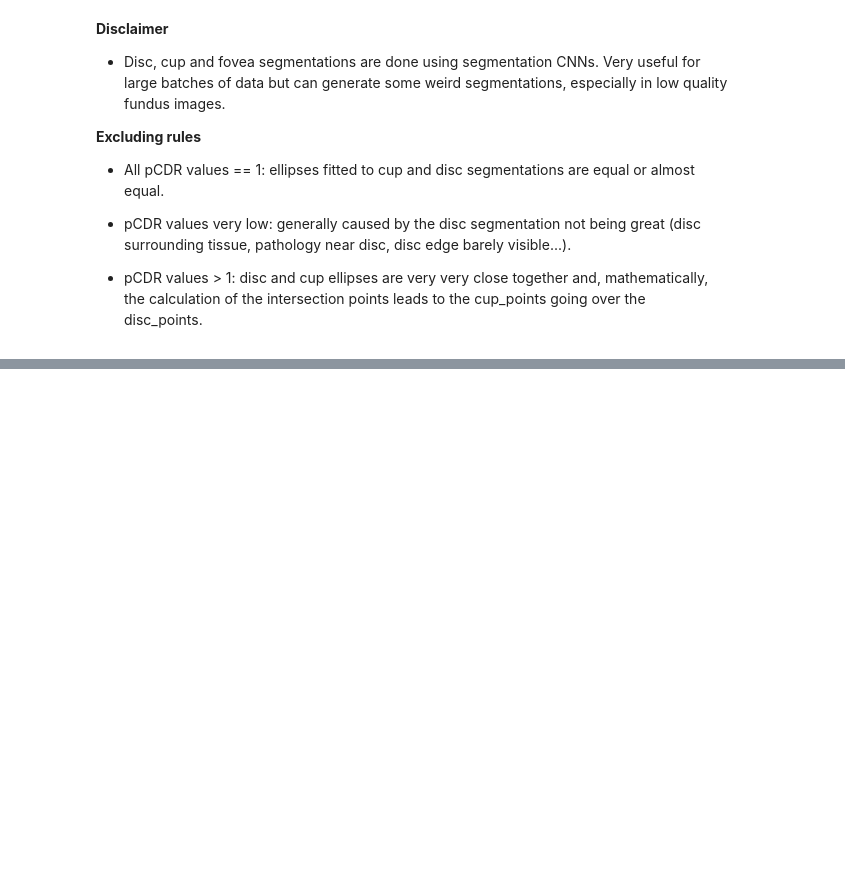
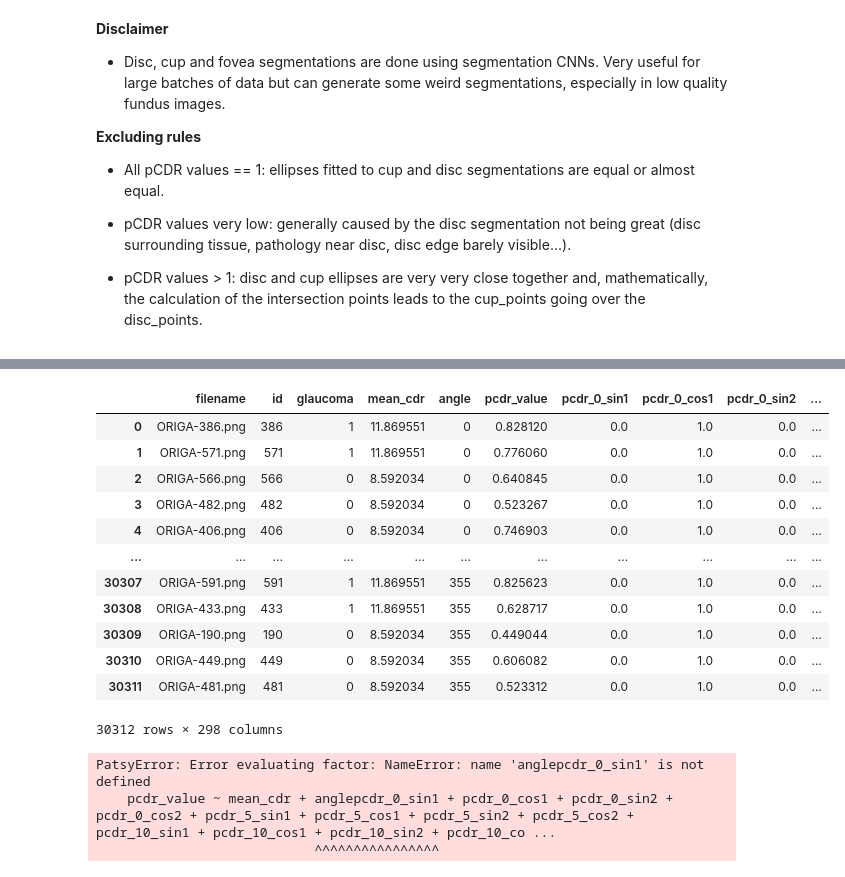
Before and after one commit to Borja21091/Prapillyzer, a Jupyter notebook: notebooks/SMDG_analysis.ipynb, the cells around one changed output, grey strips where cells are left out. Cells and saved outputs as stored; diff of their text form; code cells hidden in the pictures; blank space fills up the shorter version.

```diff
--- a/notebooks/SMDG_analysis.ipynb
+++ b/notebooks/SMDG_analysis.ipynb
@@ -188,0 +207,75 @@ Text(0.5, 1.0, 'Posterior probability of patients (test set)')
+# %%
+# Calculate the overall mean CDR-profile for each group
+mu_cdr_0 = train[train['glaucoma'] == 0].iloc[:, 2:].values.mean()
+mu_cdr_1 = train[train['glaucoma'] == 1].iloc[:, 2:].values.mean()
+
+# Insert mean CDR-profile into train
+train.loc[train['glaucoma'] == 0, 'mean_cdr'] = mu_cdr_0
+train.loc[train['glaucoma'] == 1, 'mean_cdr'] = mu_cdr_1
+
+# Insert a unique identifier for each filename
+train['id'] = train['filename'].str.extract('(\d+)').astype(int)
+
+# Melt the dataframe to long format
+angles = list(range(0, 361, 5))
+value_vars = [f'pcdr_{angle}' for angle in angles if f'pcdr_{angle}' in train.columns]
+train_long = pd.melt(train, id_vars=['filename', 'id', 'glaucoma', 'mean_cdr'], value_vars=value_vars,
+                     var_name='angle', value_name='pcdr_value')
+
+# Extract the angle from the column name
+train_long['angle'] = train_long['angle'].str.extract('(\d+)').astype(int)
+
+# Precompute sine and cosine values
+sin1_values = {d: np.sin(2 * np.pi * d / 72) for d in range(0, 361, 5)}
+cos1_values = {d: np.cos(2 * np.pi * d / 72) for d in range(0, 361, 5)}
+sin2_values = {d: np.sin(2 * np.pi * d / 36) for d in range(0, 361, 5)}
+cos2_values = {d: np.cos(2 * np.pi * d / 36) for d in range(0, 361, 5)}
+
+# Create a dictionary to store new columns
+new_columns = {}
+for d in range(0, 361, 5):
+    new_columns[f'pcdr_{d}_sin1'] = sin1_values[d]
+    new_columns[f'pcdr_{d}_cos1'] = cos1_values[d]
+    new_columns[f'pcdr_{d}_sin2'] = sin2_values[d]
+    new_columns[f'pcdr_{d}_cos2'] = cos2_values[d]
+
+# Convert the dictionary to a DataFrame
+new_columns_df = pd.DataFrame(new_columns, index=train_long.index)
+
+# Concatenate the new columns to the original DataFrame
+train_long = pd.concat([train_long, new_columns_df], axis=1)
+train_long
+# %% [output]
+|  | filename | id | glaucoma | mean_cdr | angle | pcdr_value | pcdr_0_sin1 | pcdr_0_cos1 | pcdr_0_sin2 | ... |
+| 0 | ORIGA-386.png | 386 | 1 | 11.869551 | 0 | 0.828120 | 0.0 | 1.0 | 0.0 | ... |
+| 1 | ORIGA-571.png | 571 | 1 | 11.869551 | 0 | 0.776060 | 0.0 | 1.0 | 0.0 | ... |
+| 2 | ORIGA-566.png | 566 | 0 | 8.592034 | 0 | 0.640845 | 0.0 | 1.0 | 0.0 | ... |
+| 3 | ORIGA-482.png | 482 | 0 | 8.592034 | 0 | 0.523267 | 0.0 | 1.0 | 0.0 | ... |
+| 4 | ORIGA-406.png | 406 | 0 | 8.592034 | 0 | 0.746903 | 0.0 | 1.0 | 0.0 | ... |
+| ... | ... | ... | ... | ... | ... | ... | ... | ... | ... | ... |
+| 30307 | ORIGA-591.png | 591 | 1 | 11.869551 | 355 | 0.825623 | 0.0 | 1.0 | 0.0 | ... |
+| 30308 | ORIGA-433.png | 433 | 1 | 11.869551 | 355 | 0.628717 | 0.0 | 1.0 | 0.0 | ... |
+| 30309 | ORIGA-190.png | 190 | 0 | 8.592034 | 355 | 0.449044 | 0.0 | 1.0 | 0.0 | ... |
+| 30310 | ORIGA-449.png | 449 | 0 | 8.592034 | 355 | 0.606082 | 0.0 | 1.0 | 0.0 | ... |
+| 30311 | ORIGA-481.png | 481 | 0 | 8.592034 | 355 | 0.523312 | 0.0 | 1.0 | 0.0 | ... |
+30312 rows × 298 columns
+# %%
+# Define the formula for the mixed effects model
+# 'pcdr_value' is the dependent variable
+# 'mean_cdr', 'angle', 'sin_angle', and 'cos_angle' are fixed effects
+# '1|id' specifies random intercepts for each image
+formula = 'pcdr_value ~ mean_cdr + angle + '
+gonometric = [f'pcdr_{d}_sin1 + pcdr_{d}_cos1 + pcdr_{d}_sin2 + pcdr_{d}_cos2' for d in range(0, 361, 5)]
+formula += ' + '.join(gonometric)
+formula += ' + (1|id)'
+
+# Fit the model
+model = smf.mixedlm(formula, train_long, groups=train_long['filename'])
+result = model.fit()
+
+# Print the summary of the model
+print(result.summary())
+# %% [output]
+PatsyError: Error evaluating factor: NameError: name 'anglepcdr_0_sin1' is not defined
+    pcdr_value ~ mean_cdr + anglepcdr_0_sin1 + pcdr_0_cos1 + pcdr_0_sin2 + pcdr_0_cos2 + pcdr_5_sin1 + pcdr_5_cos1 + pcdr_5_sin2 + pcdr_5_cos2 + pcdr_10_sin1 + pcdr_10_cos1 + pcdr_10_sin2 + pcdr_10_co ...
+                            ^^^^^^^^^^^^^^^^
```
Also changed, not shown: parts of 5 cells of this notebook.
